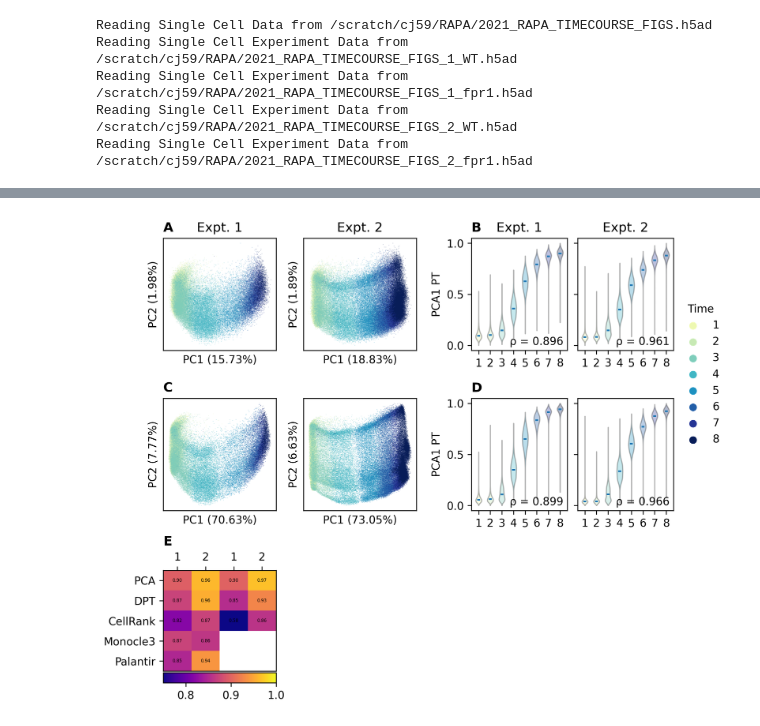
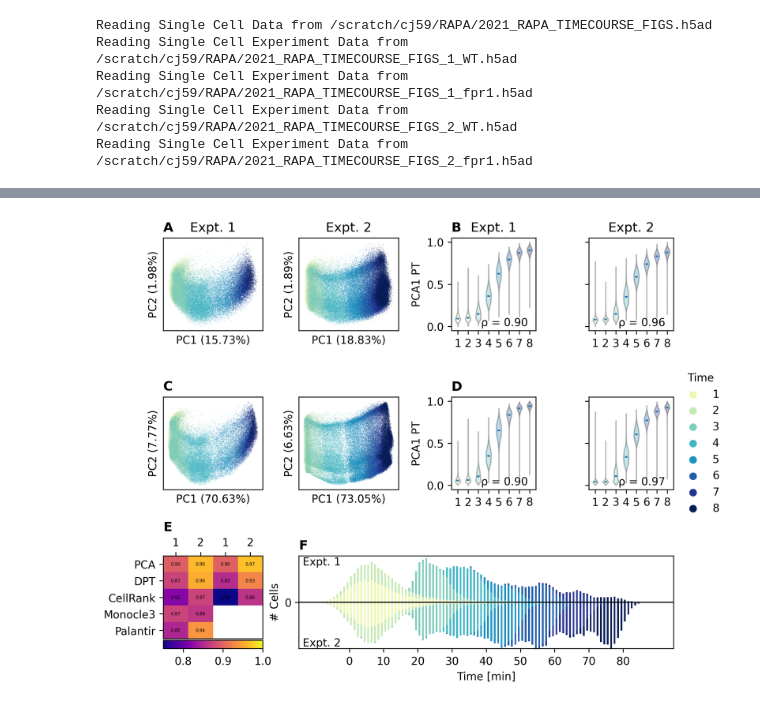
Before and after one commit to GreshamLab/jtb_2023_code, a Jupyter notebook: Figure_2.ipynb, the cells around one changed output, grey strips where cells are left out. Drawn from its saved outputs; the diff is of its cells as text; code cells hidden in the pictures.

```diff
--- a/Figure_2.ipynb
+++ b/Figure_2.ipynb
@@ -41,2 +39,0 @@ N_NEIGHBORS.tolist()
-# %%
-data.apply_to_expts(lambda x: x.uns['denoised']['params']['n_pcs'])
@@ -45,2 +39,0 @@ data.apply_to_expts(lambda x: x.uns['denoised']['params']['n_pcs'])
-# %%
-data.apply_to_expts(lambda x: int(x.obs['denoised_n'].median()))
@@ -53,3 +40,18 @@ data.expts
+# %%
+def to_obs(adata, method='dpt'):
+    adata.obs[method + '_pt'] = adata.obsm[(method, True)]
+
+def do_time_assign_by_pool(adata, pt_obs_key='pca_pt', time_key='time_pca_pt'):
+    rho = spearman_rho_pools(adata.obs['Pool'], adata.obs[pt_obs_key])
+    calc_times_pool_anchored(adata, pt_obs_key, reverse=rho < 0, quantiles=(0.10, 0.90), time_obs_key=time_key)
+    adata.obs.loc[(adata.obs[time_key] > 90) | (adata.obs[time_key] < -10), time_key] = np.nan
+
+data.apply_inplace_to_expts(do_time_assign_by_pool)
+# %%
+for i in range(1, 3):
+    print(np.sum(data.expt_data[(i, "WT")].obs['time_dpt_pt'].min()))
+    print(np.sum(data.expt_data[(i, "WT")].obs['time_dpt_pt'].max()))
+    print(np.sum(data.expt_data[(i, "WT")].obs['time_dpt_pt'].isna()))
 # %%
 from mpl_toolkits.axes_grid1 import make_axes_locatable
 
@@ -58,7 +60,8 @@ panel_labels = {'pca_1': "A",
                 'pca_pt_1': "B",
                 'pca_d1': "C",
                 'pca_pt_d1': "D",
-                'method_hm': "E"}
+                'method_hm': "E",
+                'time_hist': "F"}
 
 panel_titles = {'pca_1': "Expt. 1",
                 'pca_2': "Expt. 2",
@@ -69,9 +72,9 @@ panel_titles = {'pca_1': "Expt. 1",
                 'pca_pt_d1': "",
                 'pca_pt_d2': "",}
 
-layout = [['pca_1', '.', 'pca_2', '.', 'pca_pt_1', 'pca_pt_2', 'pca_lgd'],
-          ['pca_d1', '.', 'pca_d2', '.', 'pca_pt_d1', 'pca_pt_d2', 'pca_lgd'],
-          ['method_hm', '.', '.', '.', '.', '.', '.']]
+layout = [['pca_1', 'pca_2', 'pca_pt_1', 'pca_pt_2', 'pca_lgd'],
+          ['pca_d1', 'pca_d2', 'pca_pt_d1', 'pca_pt_d2', 'pca_lgd'],
+          ['method_hm', 'time_hist', 'time_hist', 'time_hist', 'pca_lgd']]
 
 hm_labels = {'pca': 'PCA', 'dpt': 'DPT',
              'cellrank': 'CellRank',
@@ -81,13 +84,27 @@ hm_labels = {'pca': 'PCA', 'dpt': 'DPT',
 fig_refs = {}
 
 fig, axd = plt.subplot_mosaic(layout,
-                              gridspec_kw=dict(width_ratios=[1, 0.05, 1, 0.075, 0.85, 0.85, 0.15],
+                              gridspec_kw=dict(width_ratios=[1, 1, 0.85, 0.85, 0.15],
                                                height_ratios=[1, 1, 1],
                                                wspace=0.01, hspace=0.025),
                               figsize=(8, 6), dpi=300,
                               constrained_layout=True)
 
 axd["pca_lgd"].axis('off')
+
+def _minmax_time(adata, key='time_pca_pt'):
+    return adata.obs[key].min(), adata.obs[key].max()
+
+minmax = np.array(data.apply_to_expts(_minmax_time))
+min_time = int(np.floor(min(minmax[:, 0])))
+max_time = int(np.ceil(max(minmax[:, 1])))
+
+
+def _get_time_hist(adata, min_time, max_time, key='time_pca_pt'):
+    cuts = np.arange(min_time, max_time + 1)
+    return [np.bincount(pd.cut(adata.obs.loc[adata.obs['Pool'] == x, key],
+                               cuts, labels=np.arange(len(cuts) - 1)).dropna(),
+                        minlength=len(cuts) - 1) for x in range(1, 9)]
 
 
 def _make_method_heatmap_data(pdata):
@@ -110,7 +127,7 @@ def _plt_pt_violins(pdata, ax, pt_key, include_labels=True):
         ax.set_ylabel("PCA1 PT")
 
     rho = spearman_rho_pools(pdata.obs['Pool'], pdata.obs[pt_key])
-    ax.annotate("ρ = " + f"{rho:.3f}", xy=(5, 0.2),  xycoords='data', xytext=(0.4, 0.05), textcoords='axes fraction')
+    ax.annotate("ρ = " + f"{rho:.2f}", xy=(5, 0.2),  xycoords='data', xytext=(0.35, 0.05), textcoords='axes fraction')
 
     for part, c in zip(ref['bodies'], pool_palette()):
         part.set_facecolor(c)
@@ -118,6 +135,7 @@ def _plt_pt_violins(pdata, ax, pt_key, include_labels=True):
 
     return ref
 
+hist_limit = []
 
 for i in range(1,3):
     pca_key = "pca_" + str(i)
@@ -132,7 +150,7 @@ for i in range(1,3):
     pca_d_data.uns['pca'] = pca_data.uns['denoised_pca'].copy()
 
 
-    ### PANEL A ###
+    ### PANEL A/C ###
     fig_refs[pca_key] = sc.pl.pca(pca_data, ax=axd[pca_key],
                                   color="Pool", palette=pool_palette(),
                                   show=False, alpha=0.25, size=2, legend_loc='none',
@@ -142,9 +160,36 @@ for i in range(1,3):
                                     show=False, alpha=0.25, size=2, legend_loc='none',
                                     annotate_var_explained=True)
 
-    ### PANEL B ###
+    ### PANEL B/D ###
     fig_refs[pt_key] = _plt_pt_violins(pca_data, axd[pt_key], 'pca_pt', include_labels= i == 1)
     fig_refs[pt_d_key] = _plt_pt_violins(pca_d_data, axd[pt_d_key], 'denoised_pca_pt', include_labels= i == 1)
+
+    ### PANEL F ###
+    bottom_line = None
+    for j, hist_data in enumerate(_get_time_hist(data.expt_data[(i, "WT")], min_time, max_time)):
+        bottom_line = np.zeros_like(hist_data) if bottom_line is None else bottom_line
+        hist_labels = np.linspace(min_time + 0.5, max_time - 0.5, max_time - min_time)
+        hist_limit.append(np.max(hist_data))
+        if i == 2:
+            hist_data *= -1
+        fig_refs['time_hist_' + str(i)] = axd['time_hist'].bar(hist_labels,
+                                                               hist_data,
+                                                               bottom=bottom_line,
+                                                               width=0.5,
+                                                               label=i,
+                                                               color=pool_palette()[j])
+        bottom_line = bottom_line + hist_data
+
+
+hist_limit = max(hist_limit)
+axd['time_hist'].set_xticks(np.arange(9) * 10)
+axd['time_hist'].set_yticks([-1000, 0, 1000], labels=[1000, 0, 1000])
+axd['time_hist'].set_ylim(-1 * hist_limit, hist_limit)
+axd['time_hist'].set_ylabel("# Cells")
+axd['time_hist'].set_xlabel("Time [min]")
+axd['time_hist'].annotate("Expt. 1", xy=(80, 500),  xycoords='data', xytext=(0.01, 0.9), textcoords='axes fraction')
+axd['time_hist'].annotate("Expt. 2", xy=(80, -500),  xycoords='data', xytext=(0.01, 0.025), textcoords='axes fraction')
+axd['time_hist'].axhline(0, 0, 1, linestyle='-', linewidth=1.0, c='black')
 
 hm_data = _make_method_heatmap_data(data)
 
@@ -157,31 +202,33 @@ axd['method_hm'].xaxis.tick_top()
 
 divider = make_axes_locatable(axd['method_hm'])
 axd['method_hm_cbar'] = divider.append_axes('bottom', size='10%', pad=0.02)
 axd['method_hm_cbar'].set_xlabel("Spearman ρ")
 fig.colorbar(fig_refs['method_hm'], cax=axd['method_hm_cbar'], orientation="horizontal", aspect=80)
 
 # https://stackoverflow.com/questions/11917547/how-to-annotate-heatmap-with-text-in-matplotlib
 for y in range(hm_data.shape[0]):
     for x in range(hm_data.shape[1]):
         n = hm_data.iloc[y, x]
         if np.isnan(n):
             continue
         axd['method_hm'].text(x, y, '%.2f' % n,
                               horizontalalignment='center',
                               verticalalignment='center',
                               size=4)
 
+np.arange(max_time - min_time - 1)
+
 fig_refs['pca_legend'] = add_legend(axd['pca_lgd'],
                                     pool_palette(),
                                     data.all_data.obs['Pool'].dtype.categories.values,
                                     title = "Time")
 
 for ax_id, label in panel_labels.items():
     axd[ax_id].set_title(label, loc='left', weight='bold')
 
 for ax_id, label in panel_titles.items():
     axd[ax_id].set_title(label)
 
 fig.savefig(FIGURE_2_FILE_NAME + ".png", facecolor="white")
 # %% [output]
-[figure, old version]
+[figure, new version]
```
Also changed, not shown: parts of 8 cells of this notebook, 12 other files.
